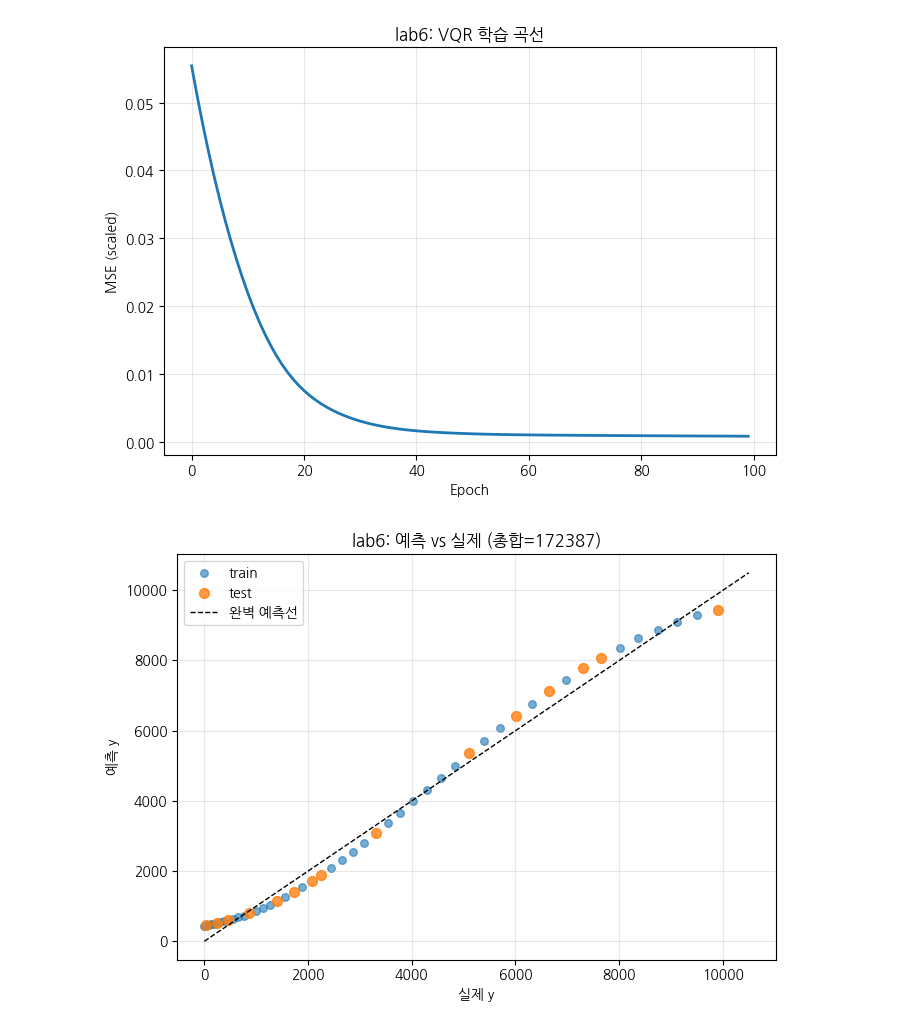
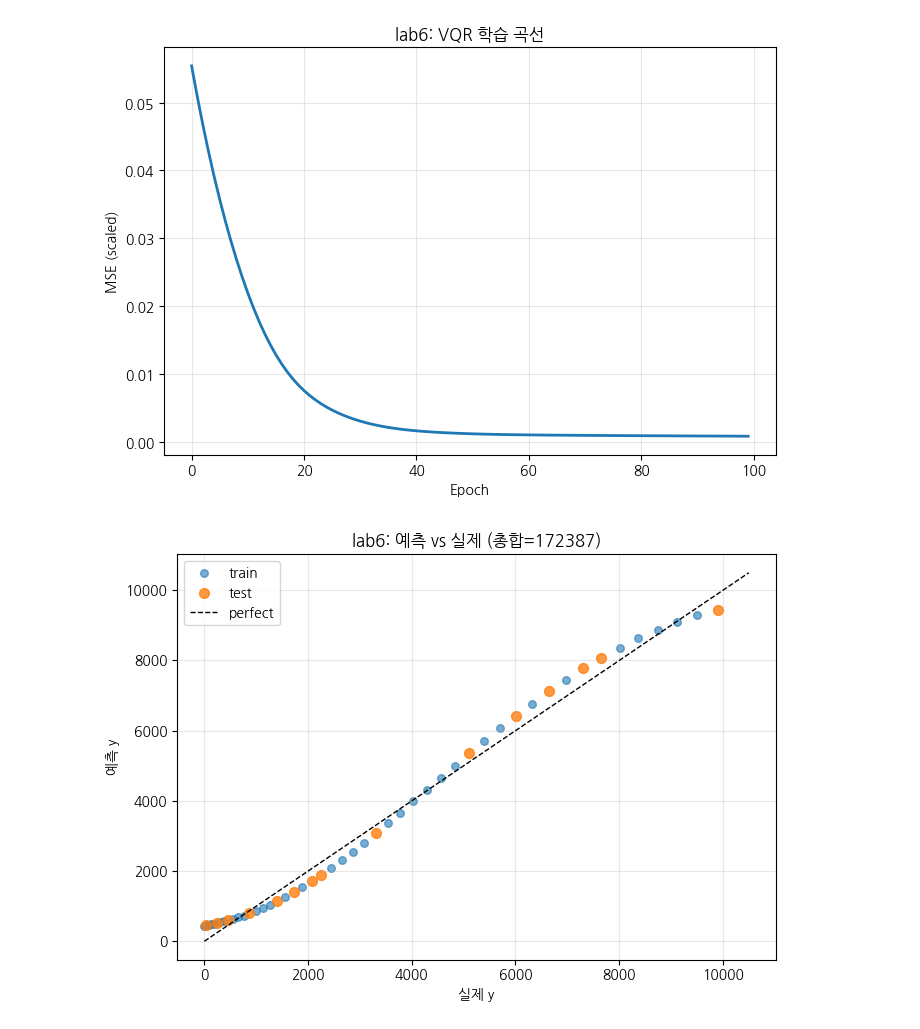
Before and after one commit to hongsukyi/QuantumAI, a Jupyter notebook: Quantum_AI_Course/notebooks/06_vqr_angle_basic.ipynb, the cells around one changed output. Saved outputs shown, nothing was run; the diff lists cells and outputs as text; code cells hidden in the pictures.

```diff
--- a/Quantum_AI_Course/notebooks/06_vqr_angle_basic.ipynb
+++ b/Quantum_AI_Course/notebooks/06_vqr_angle_basic.ipynb
@@ -153,0 +188,18 @@ lab6 완료!
+# %%
+# ============================================================
+# 예측 함수
+# ============================================================
+
+def vqr_predict(weights):
+
+    preds = []
+
+    for i in range(50):
+
+        inp = np.array([x1_sc[i], x2_sc[i]])
+
+        p = (float(vqr_circuit(inp, weights)) + 1) / 2
+
+        preds.append(unscale_y(p))
+
+    return std_np.array(preds)
@@ -154,35 +320,66 @@ lab6 완료!
 # %%
-fig, ax = plt.subplots(figsize=(7, 5))
+# ============================================================
+# 그래프 저장
+# ============================================================
 
-ax.plot(vqr_history, lw=2)
+fig, ax = plt.subplots(figsize=(7,5))
+
+ax.plot(history, lw=2)
+
 ax.set_xlabel("Epoch")
 ax.set_ylabel("MSE (scaled)")
+
 ax.set_title("lab6: VQR 학습 곡선")
+
 ax.grid(True, alpha=0.3)
 
 plt.tight_layout()
-fig.savefig("./fig/lab6a.png", dpi=300, bbox_inches="tight")
+
+fig.savefig("./lab6a.png", dpi=300)
+
 plt.show()
 
-fig, ax = plt.subplots(figsize=(7, 5))
 
-ax.scatter(y[idx_train], vqr_preds[idx_train],
-           alpha=0.6, s=30, label='train')
-ax.scatter(y[idx_test], vqr_preds[idx_test],
-           alpha=0.8, s=50, label='test')
+fig, ax = plt.subplots(figsize=(7,5))
 
-ax.plot([0, 10500], [0, 10500], 'k--', lw=1, label='완벽 예측선')
+ax.scatter(
+    y[idx_train],
+    vqr_preds[idx_train],
+    alpha=0.6,
+    s=30,
+    label='train'
+)
+
+ax.scatter(
+    y[idx_test],
+    vqr_preds[idx_test],
+    alpha=0.8,
+    s=50,
+    label='test'
+)
+
+ax.plot(
+    [0,10500],
+    [0,10500],
+    'k--',
+    lw=1,
+    label='perfect'
+)
 
 ax.set_xlabel("실제 y")
 ax.set_ylabel("예측 y")
+
 ax.set_title(f"lab6: 예측 vs 실제 (총합={vqr_sum:.0f})")
 
 ax.legend()
+
 ax.grid(True, alpha=0.3)
 
 plt.tight_layout()
-fig.savefig("./fig/lab6b.png", dpi=300, bbox_inches="tight")
+
+fig.savefig("./lab6b.png", dpi=300)
+
 plt.show()
 # %% [output]
 [figure]
-[figure, old version]
+[figure, new version]
```
Also changed, not shown: parts of 13 cells of this notebook, 5 other files.
